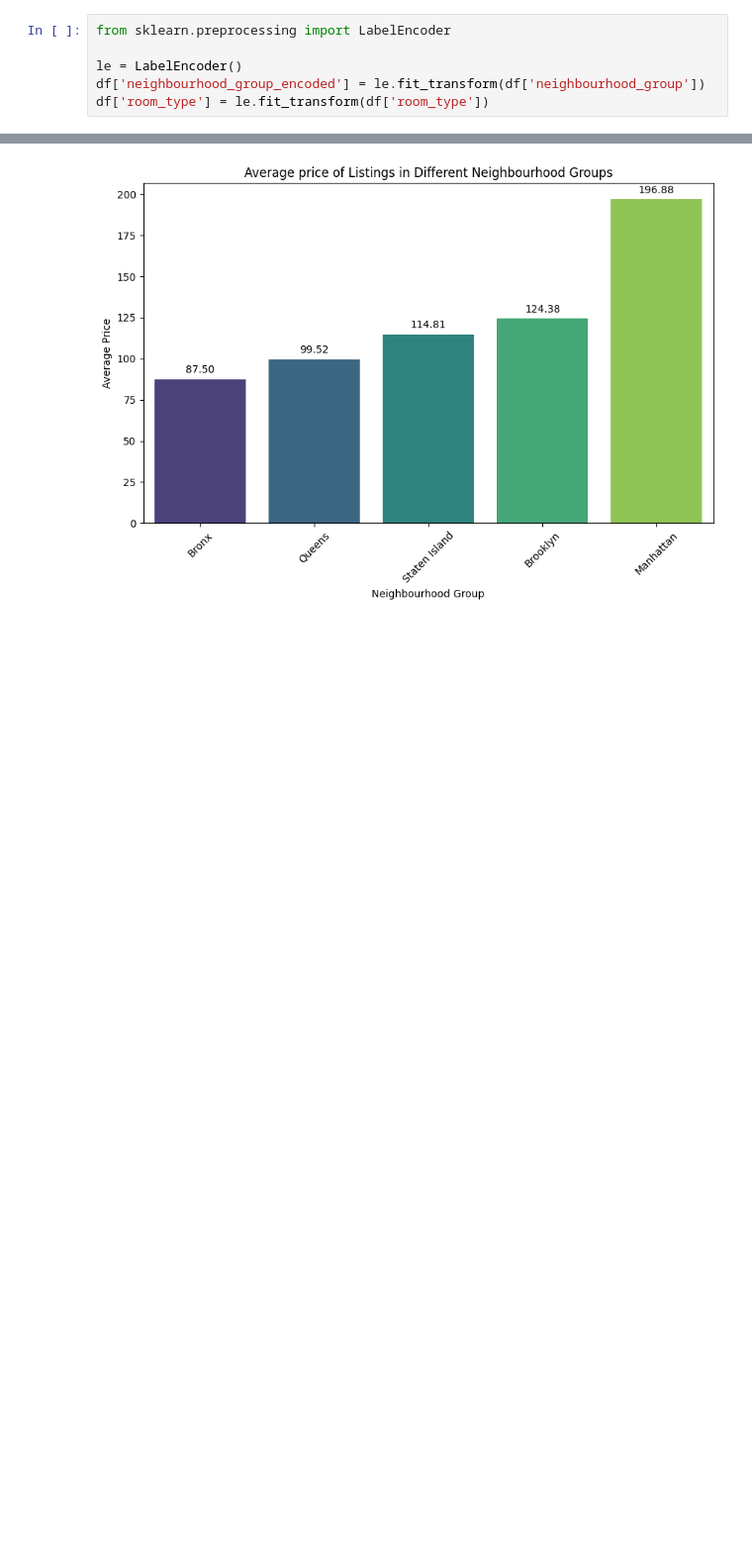
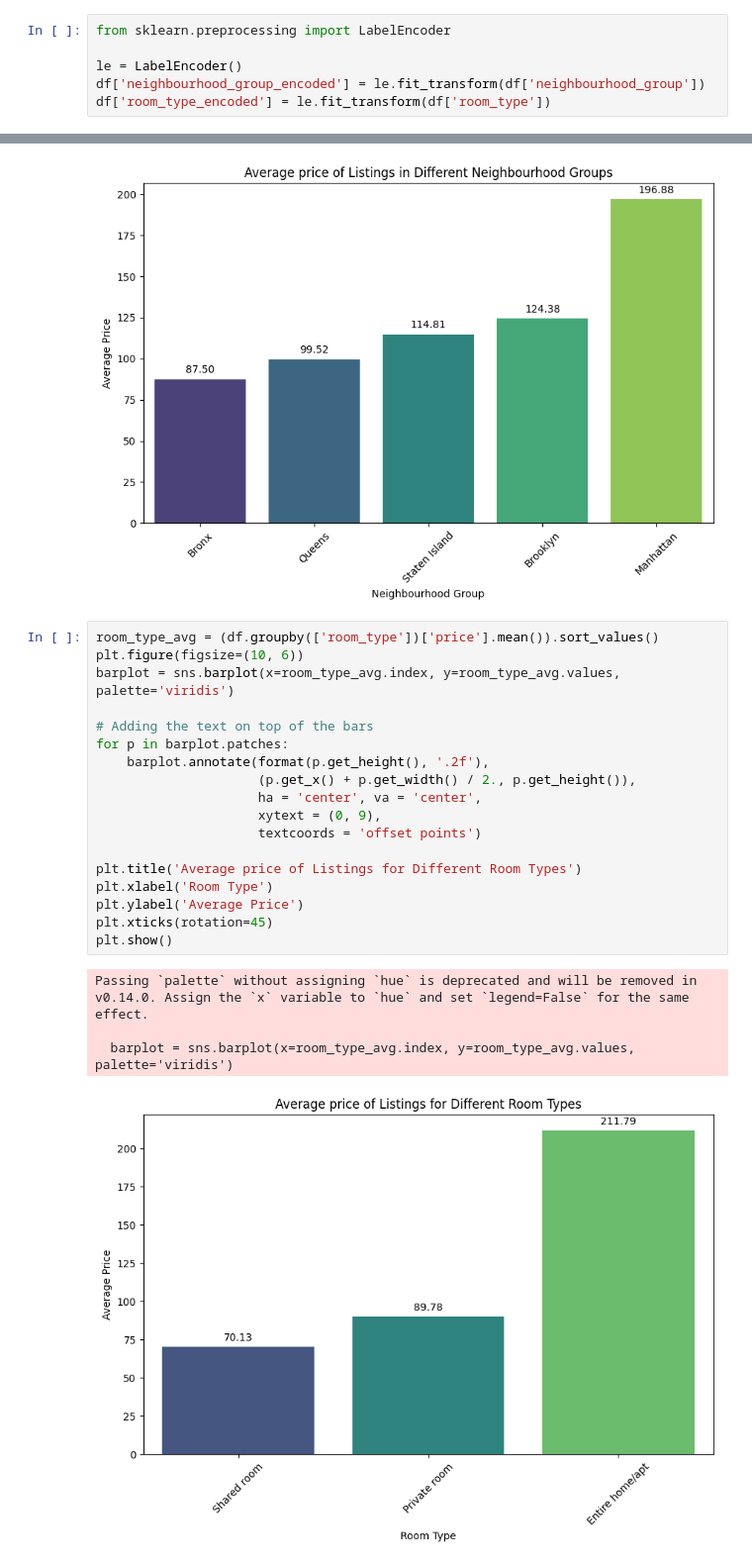
Before and after one commit to AdityaSai2004/NYC_Airbnb-EDA, a Jupyter notebook: eda.ipynb, the cells around one changed output, grey strips where cells are left out. Shown: that part at 99% size. Saved outputs shown, nothing was run; the diff lists cells and outputs as text; blank space fills up the shorter version.

```diff
--- a/eda.ipynb
+++ b/eda.ipynb
@@ -95,7 +95,7 @@ from sklearn.preprocessing import LabelEncoder
 
 le = LabelEncoder()
 df['neighbourhood_group_encoded'] = le.fit_transform(df['neighbourhood_group'])
-df['room_type'] = le.fit_transform(df['room_type'])
+df['room_type_encoded'] = le.fit_transform(df['room_type'])
 # %%
 # For neighbourhoods I am first grouping by neighbourhood groups and then performing label encoding
 # Eg : Kensington will be 1-1 (Brookyln - kensington)
@@ -171,3 +171,26 @@ Passing `palette` without assigning `hue` is deprecated and will be removed in v
 
   barplot = sns.barplot(x=neighbourhood_group_avg.index, y=neighbourhood_group_avg.values, palette='viridis')
 [figure]
+# %%
+room_type_avg = (df.groupby(['room_type'])['price'].mean()).sort_values()
+plt.figure(figsize=(10, 6))
+barplot = sns.barplot(x=room_type_avg.index, y=room_type_avg.values, palette='viridis')
+
+# Adding the text on top of the bars
+for p in barplot.patches:
+    barplot.annotate(format(p.get_height(), '.2f'),
+                     (p.get_x() + p.get_width() / 2., p.get_height()),
+                     ha = 'center', va = 'center',
+                     xytext = (0, 9),
+                     textcoords = 'offset points')
+
+plt.title('Average price of Listings for Different Room Types')
+plt.xlabel('Room Type')
+plt.ylabel('Average Price')
+plt.xticks(rotation=45)
+plt.show()
+# %% [output]
+Passing `palette` without assigning `hue` is deprecated and will be removed in v0.14.0. Assign the `x` variable to `hue` and set `legend=False` for the same effect.
+
+  barplot = sns.barplot(x=room_type_avg.index, y=room_type_avg.values, palette='viridis')
+[figure, added]
```
Also changed, not shown: parts of 1 cell of this notebook.
